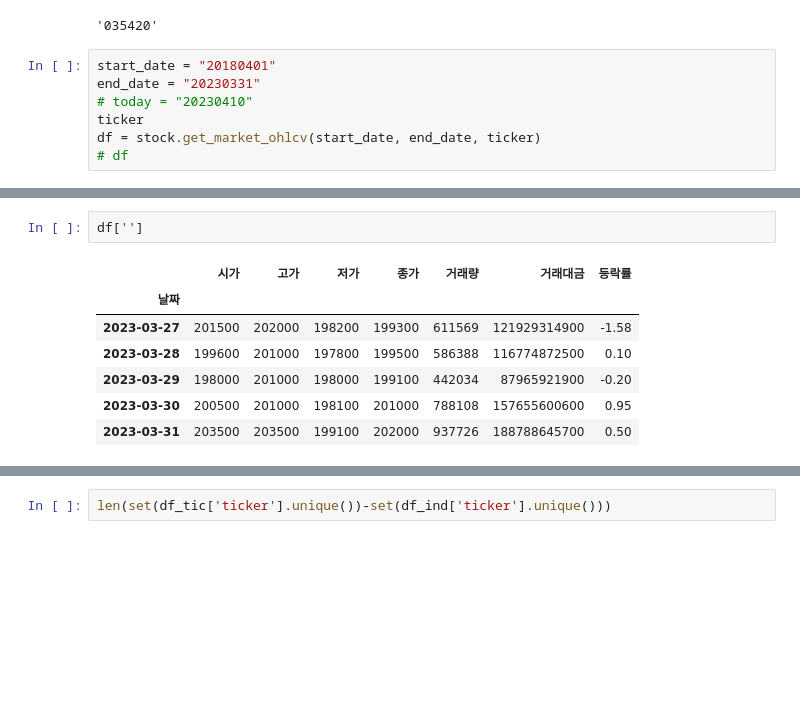
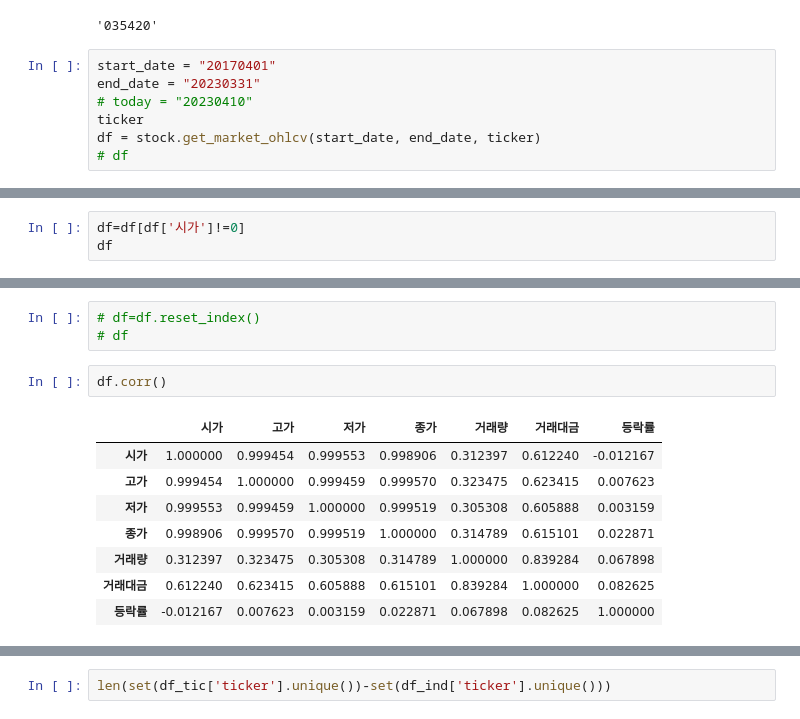
Before and after one commit to PARKHYOUNJUNG/phj_lms23, a Jupyter notebook: CODE/PHJ_20days.ipynb, the cells around one changed output, grey strips where cells are left out. Saved outputs shown, nothing was run; the diff lists cells and outputs as text; blank space fills up the shorter version.

```diff
--- a/CODE/PHJ_20days.ipynb
+++ b/CODE/PHJ_20days.ipynb
@@ -48,7 +71,7 @@ ticker
 # %% [output]
 '035420'
 # %%
-start_date = "20180401"
+start_date = "20170401"
 end_date = "20230331"
 # today = "20230410"
 ticker
@@ -60,0 +84,3 @@ len(df)
+# %%
+df=df[df['시가']!=0]
+df
@@ -61,10 +102,14 @@ len(df)
+# %%
+# df=df.reset_index()
+# df
 # %%
-df['']
+df.corr()
 # %% [output]
 |  | 시가 | 고가 | 저가 | 종가 | 거래량 | 거래대금 | 등락률 |
-| 날짜 |  |  |  |  |  |  |  |
-| 2023-03-27 | 201500 | 202000 | 198200 | 199300 | 611569 | 121929314900 | -1.58 |
-| 2023-03-28 | 199600 | 201000 | 197800 | 199500 | 586388 | 116774872500 | 0.10 |
-| 2023-03-29 | 198000 | 201000 | 198000 | 199100 | 442034 | 87965921900 | -0.20 |
-| 2023-03-30 | 200500 | 201000 | 198100 | 201000 | 788108 | 157655600600 | 0.95 |
-| 2023-03-31 | 203500 | 203500 | 199100 | 202000 | 937726 | 188788645700 | 0.50 |
+| 시가 | 1.000000 | 0.999454 | 0.999553 | 0.998906 | 0.312397 | 0.612240 | -0.012167 |
+| 고가 | 0.999454 | 1.000000 | 0.999459 | 0.999570 | 0.323475 | 0.623415 | 0.007623 |
+| 저가 | 0.999553 | 0.999459 | 1.000000 | 0.999519 | 0.305308 | 0.605888 | 0.003159 |
+| 종가 | 0.998906 | 0.999570 | 0.999519 | 1.000000 | 0.314789 | 0.615101 | 0.022871 |
+| 거래량 | 0.312397 | 0.323475 | 0.305308 | 0.314789 | 1.000000 | 0.839284 | 0.067898 |
+| 거래대금 | 0.612240 | 0.623415 | 0.605888 | 0.615101 | 0.839284 | 1.000000 | 0.082625 |
+| 등락률 | -0.012167 | 0.007623 | 0.003159 | 0.022871 | 0.067898 | 0.082625 | 1.000000 |
```
Also changed, not shown: parts of 13 cells of this notebook.
